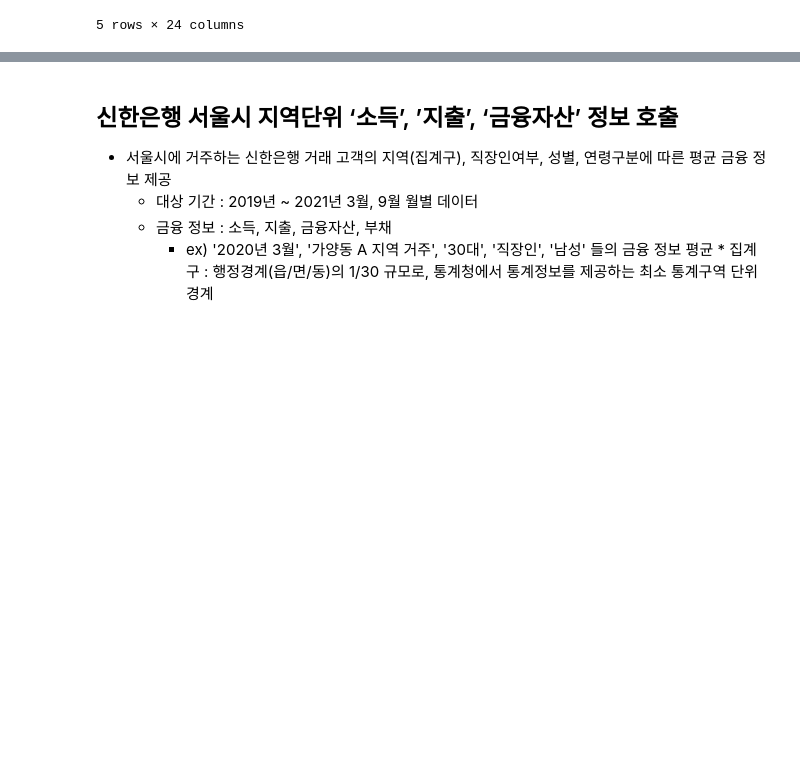
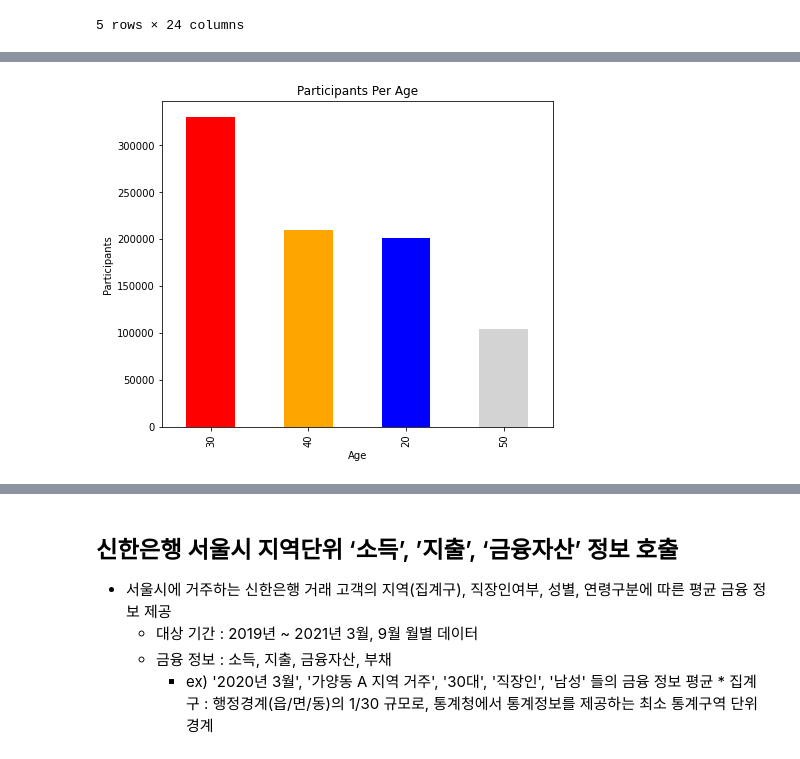
Before and after one commit to RyanKor/financial-data-competition-2021, a Jupyter notebook: Financial Data Competition 2021.ipynb, the cells around one changed output, grey strips where cells are left out. Cells and saved outputs as stored; diff of their text form; code cells hidden in the pictures; blank space fills up the shorter version.

```diff
--- a/Financial Data Competition 2021.ipynb
+++ b/Financial Data Competition 2021.ipynb
@@ -123,0 +122,8 @@ kor_invest.head()
+# %%
+colors = ['red','orange','blue','lightgrey']
+age = kor_invest["동일나이군구분코드"].value_counts().plot.bar(figsize=(7, 6),color=colors)
+plt.xlabel("Age")
+plt.ylabel("Participants")
+plt.title("Participants Per Age");
+# %% [output]
+[figure, added]
```
Also changed, not shown: parts of 6 cells of this notebook.
